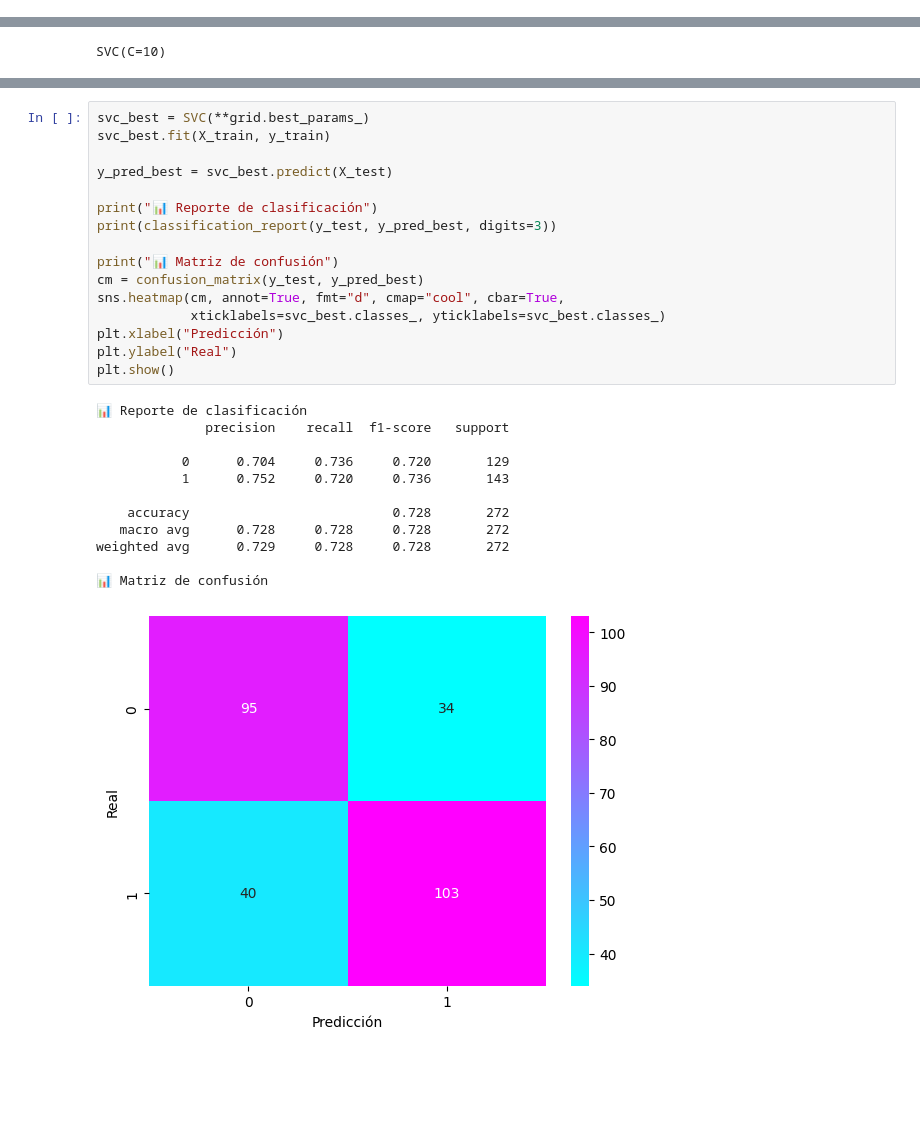
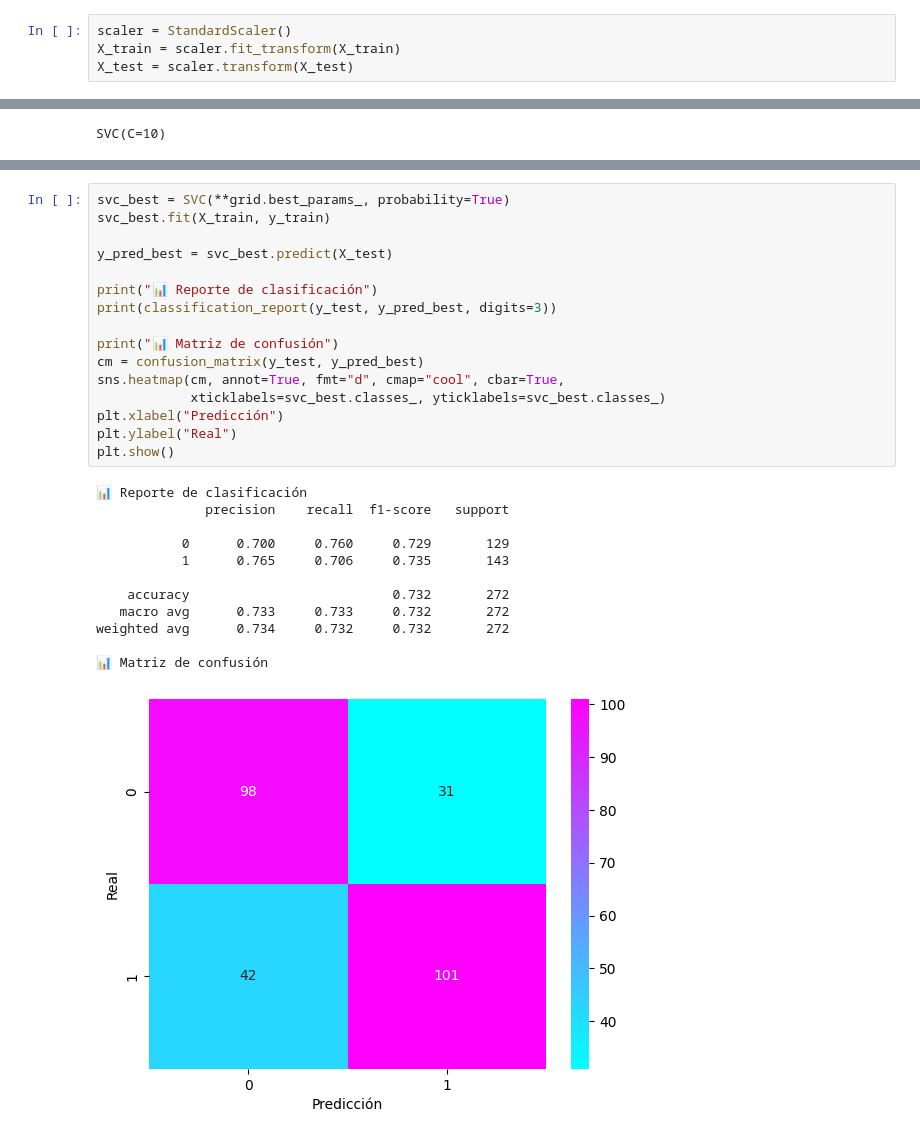
Before and after one commit to comejia/ceia-am, a Jupyter notebook: clase3/ejercicios/winequality.ipynb, the cells around one changed output, grey strips where cells are left out. Saved outputs shown, nothing was run; the diff lists cells and outputs as text; blank space fills up the shorter version.

```diff
--- a/clase3/ejercicios/winequality.ipynb
+++ b/clase3/ejercicios/winequality.ipynb
@@ -280,6 +278,10 @@ quality
 Name: count, dtype: int64
 # %%
 X_train, X_test, y_train, y_test = train_test_split(X, y_final, test_size=0.2, random_state=42, stratify=y)
+# %%
+scaler = StandardScaler()
+X_train = scaler.fit_transform(X_train)
+X_test = scaler.transform(X_test)
 # %%
 svc_final = SVC(C=10)
 svc_final.fit(X_train, y_train)
@@ -335,29 +337,29 @@ grid.best_params_
 # %%
-svc_best = SVC(**grid.best_params_)
+svc_best = SVC(**grid.best_params_, probability=True)
 svc_best.fit(X_train, y_train)
 
 y_pred_best = svc_best.predict(X_test)
 
 print("📊 Reporte de clasificación")
 print(classification_report(y_test, y_pred_best, digits=3))
 
 print("📊 Matriz de confusión")
 cm = confusion_matrix(y_test, y_pred_best)
 sns.heatmap(cm, annot=True, fmt="d", cmap="cool", cbar=True,
             xticklabels=svc_best.classes_, yticklabels=svc_best.classes_)
 plt.xlabel("Predicción")
 plt.ylabel("Real")
 plt.show()
 # %% [output]
 📊 Reporte de clasificación
               precision    recall  f1-score   support
 
-           0      0.704     0.736     0.720       129
-           1      0.752     0.720     0.736       143
+           0      0.700     0.760     0.729       129
+           1      0.765     0.706     0.735       143
 
-    accuracy                          0.728       272
-   macro avg      0.728     0.728     0.728       272
-weighted avg      0.729     0.728     0.728       272
+    accuracy                          0.732       272
+   macro avg      0.733     0.733     0.732       272
+weighted avg      0.734     0.732     0.732       272
 
 📊 Matriz de confusión
-[figure, old version]
+[figure, new version]
```
Also changed, not shown: parts of 13 cells of this notebook, 3 other files.
